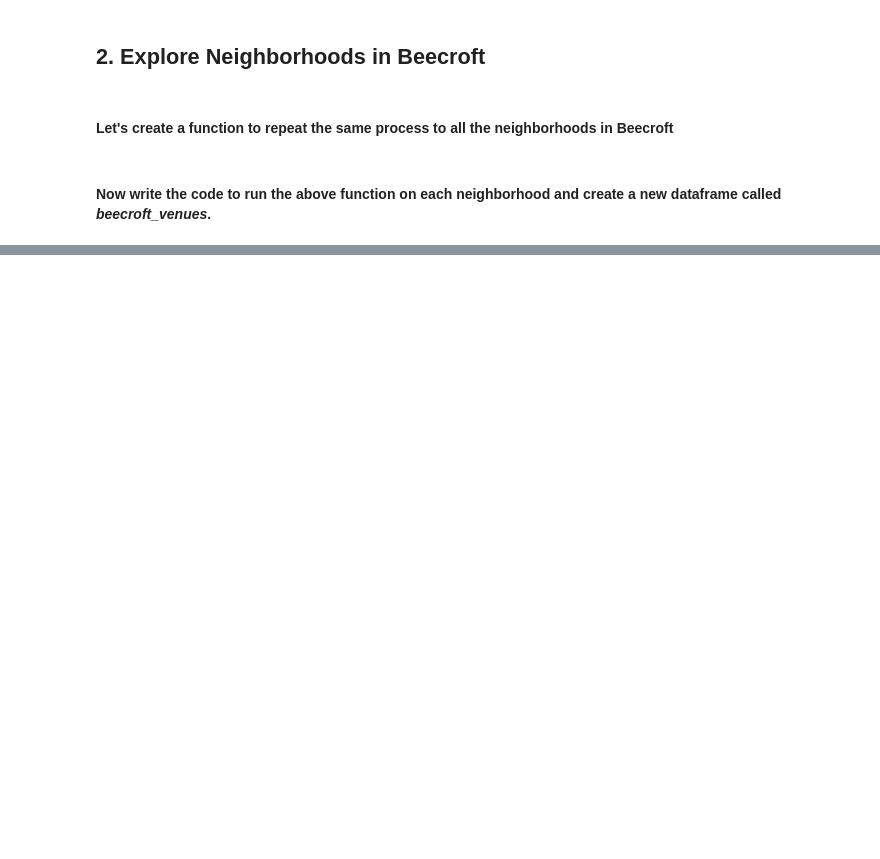
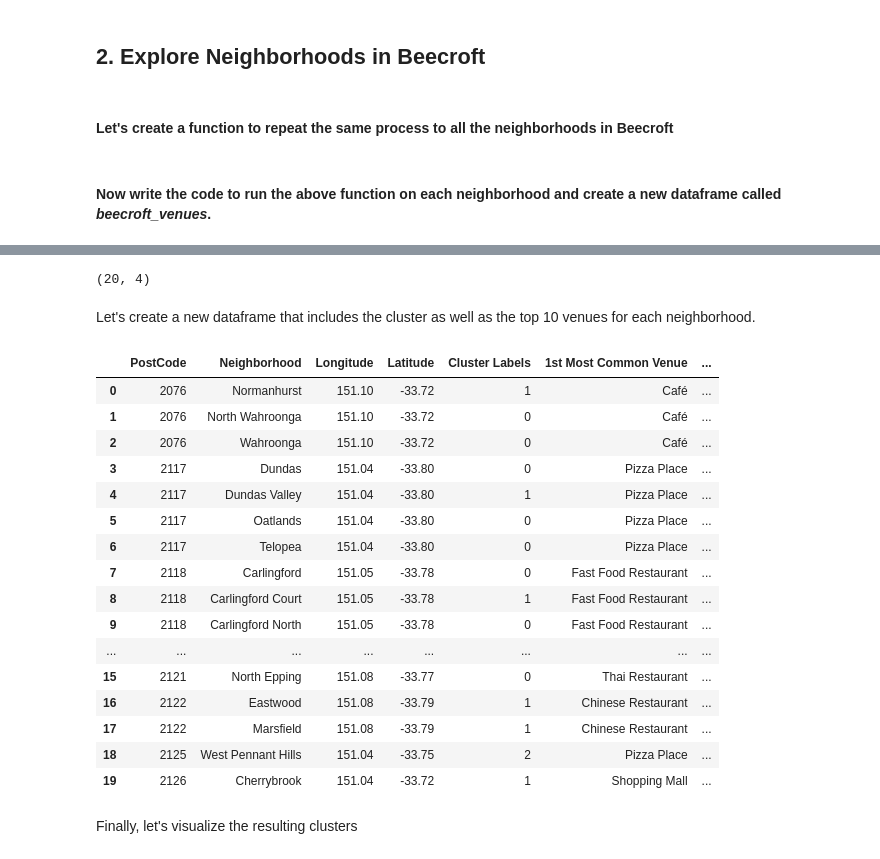
Before and after one commit to jaszhou/capstone, a Jupyter notebook: Sydney_Metro.ipynb, the cells around one changed output, grey strips where cells are left out. Drawn from its saved outputs; the diff is of its cells as text; code cells hidden in the pictures; blank space fills up the shorter version.

```diff
--- a/Sydney_Metro.ipynb
+++ b/Sydney_Metro.ipynb
@@ -367,0 +370,3 @@ beecrof_onehot
+# %%
+beecroft_grouped = beecroft_onehot.groupby('Neighborhood').mean().reset_index()
+beecroft_grouped.shape
@@ -367,0 +379,6 @@ beecrof_onehot
+# %%
+def return_most_common_venues(row, num_top_venues):
+    row_categories = row.iloc[1:]
+    row_categories_sorted = row_categories.sort_values(ascending=False)
+
+    return row_categories_sorted.index.values[0:num_top_venues]
@@ -367,0 +412,11 @@ beecrof_onehot
+# %%
+# set number of clusters
+kclusters = 3
+
+beecroft_grouped_clustering = beecroft_grouped.drop('Neighborhood', 1)
+
+# run k-means clustering
+kmeans = KMeans(n_clusters=kclusters, random_state=0).fit(beecroft_grouped_clustering)
+
+# check cluster labels generated for each row in the dataframe
+kmeans.labels_[0:12]
@@ -367,0 +445,38 @@ beecrof_onehot
+# %%
+
+neighborhoods.columns=['PostCode','Neighborhood','Longitude','Latitude']
+neighborhoods.shape
+# %% [output]
+(20, 4)
+# %% [markdown]
+Let's create a new dataframe that includes the cluster as well as the top 10 venues for each neighborhood.
+# %%
+beecroft_merged = neighborhoods
+
+# add clustering labels
+beecroft_merged['Cluster Labels'] = kmeans.labels_
+
+# merge toronto_grouped with toronto_data to add latitude/longitude for each neighborhood
+beecroft_merged = beecroft_merged.join(neighborhoods_venues_sorted.set_index('Neighborhood'), on='Neighborhood')
+
+beecroft_merged
+# %% [output]
+|  | PostCode | Neighborhood | Longitude | Latitude | Cluster Labels | 1st Most Common Venue | ... |
+| 0 | 2076 | Normanhurst | 151.10 | -33.72 | 1 | Café | ... |
+| 1 | 2076 | North Wahroonga | 151.10 | -33.72 | 0 | Café | ... |
+| 2 | 2076 | Wahroonga | 151.10 | -33.72 | 0 | Café | ... |
+| 3 | 2117 | Dundas | 151.04 | -33.80 | 0 | Pizza Place | ... |
+| 4 | 2117 | Dundas Valley | 151.04 | -33.80 | 1 | Pizza Place | ... |
+| 5 | 2117 | Oatlands | 151.04 | -33.80 | 0 | Pizza Place | ... |
+| 6 | 2117 | Telopea | 151.04 | -33.80 | 0 | Pizza Place | ... |
+| 7 | 2118 | Carlingford | 151.05 | -33.78 | 0 | Fast Food Restaurant | ... |
+| 8 | 2118 | Carlingford Court | 151.05 | -33.78 | 1 | Fast Food Restaurant | ... |
+| 9 | 2118 | Carlingford North | 151.05 | -33.78 | 0 | Fast Food Restaurant | ... |
+| ... | ... | ... | ... | ... | ... | ... | ... |
+| 15 | 2121 | North Epping | 151.08 | -33.77 | 0 | Thai Restaurant | ... |
+| 16 | 2122 | Eastwood | 151.08 | -33.79 | 1 | Chinese Restaurant | ... |
+| 17 | 2122 | Marsfield | 151.08 | -33.79 | 1 | Chinese Restaurant | ... |
+| 18 | 2125 | West Pennant Hills | 151.04 | -33.75 | 2 | Pizza Place | ... |
+| 19 | 2126 | Cherrybrook | 151.04 | -33.72 | 1 | Shopping Mall | ... |
+# %% [markdown]
+Finally, let's visualize the resulting clusters
```
Also changed, not shown: parts of 46 cells of this notebook.
